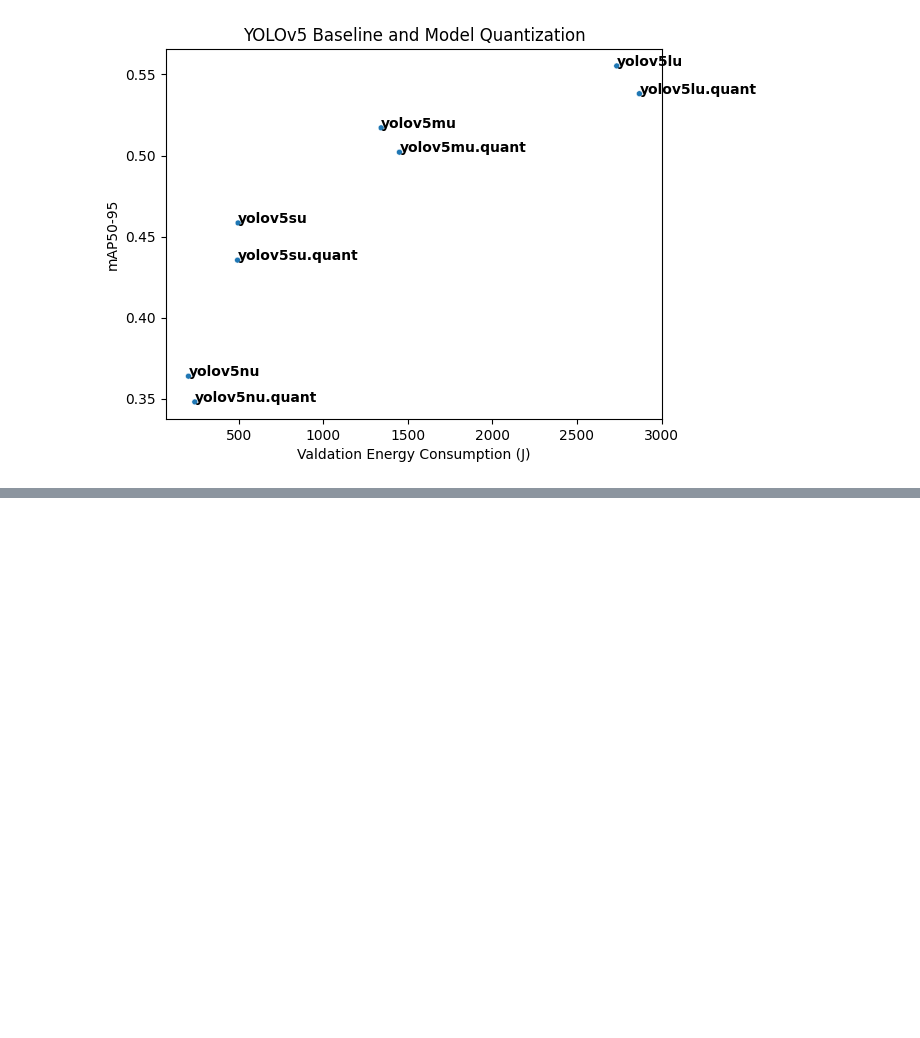
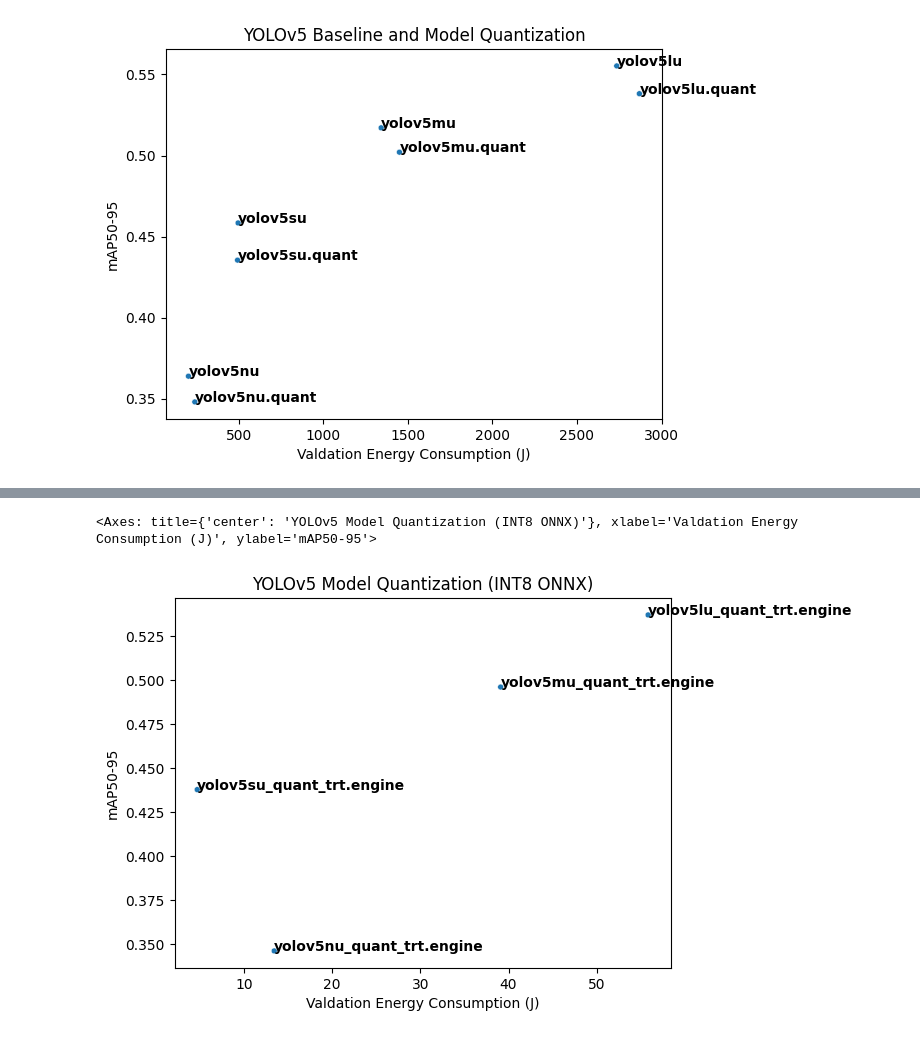
Before and after one commit to fuzzylabs/edge-vision-power-estimation, a Jupyter notebook: jetson/power_logging/notebooks/explore_quantization.ipynb, the cells around one changed output, grey strips where cells are left out. Saved outputs shown, nothing was run; the diff lists cells and outputs as text; code cells hidden in the pictures; blank space fills up the shorter version.

```diff
--- a/jetson/power_logging/notebooks/explore_quantization.ipynb
+++ b/jetson/power_logging/notebooks/explore_quantization.ipynb
@@ -147,0 +279,5 @@ df.to_csv("../processed_data/model_quantization_measurements.csv")
+# %%
+scatter_text("integrated_energy", "metrics/mAP50-95(B)", "index", data=quant_measurements_df.reset_index(), title="YOLOv5 Model Quantization (INT8 ONNX)", xlabel="Valdation Energy Consumption (J)", ylabel="mAP50-95")
+# %% [output]
+<Axes: title={'center': 'YOLOv5 Model Quantization (INT8 ONNX)'}, xlabel='Valdation Energy Consumption (J)', ylabel='mAP50-95'>
+[figure, added]
```
Also changed, not shown: parts of 15 cells of this notebook, 4 other files.
